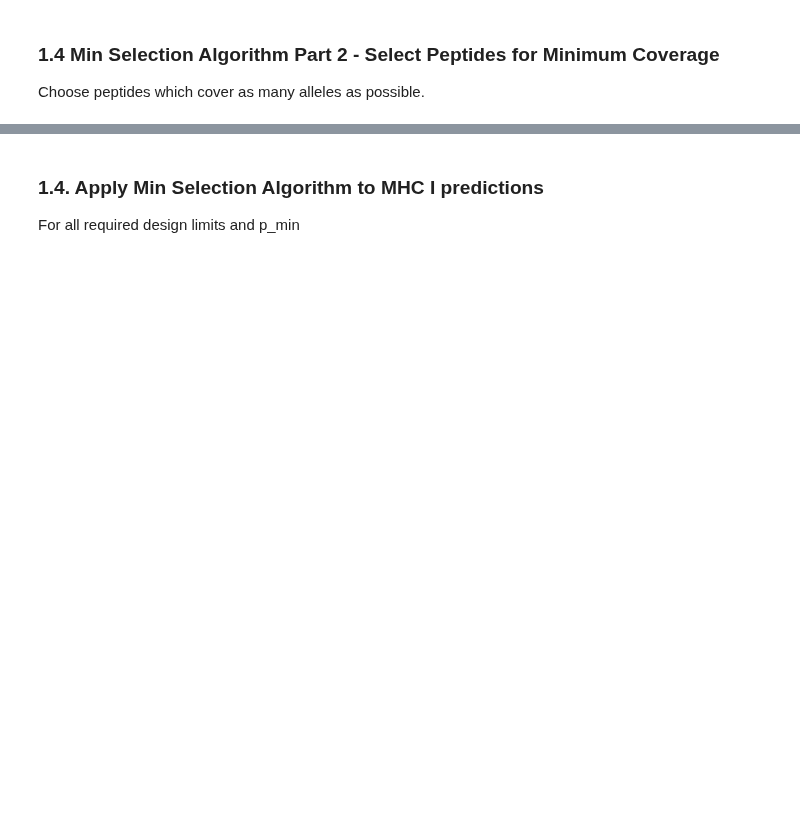
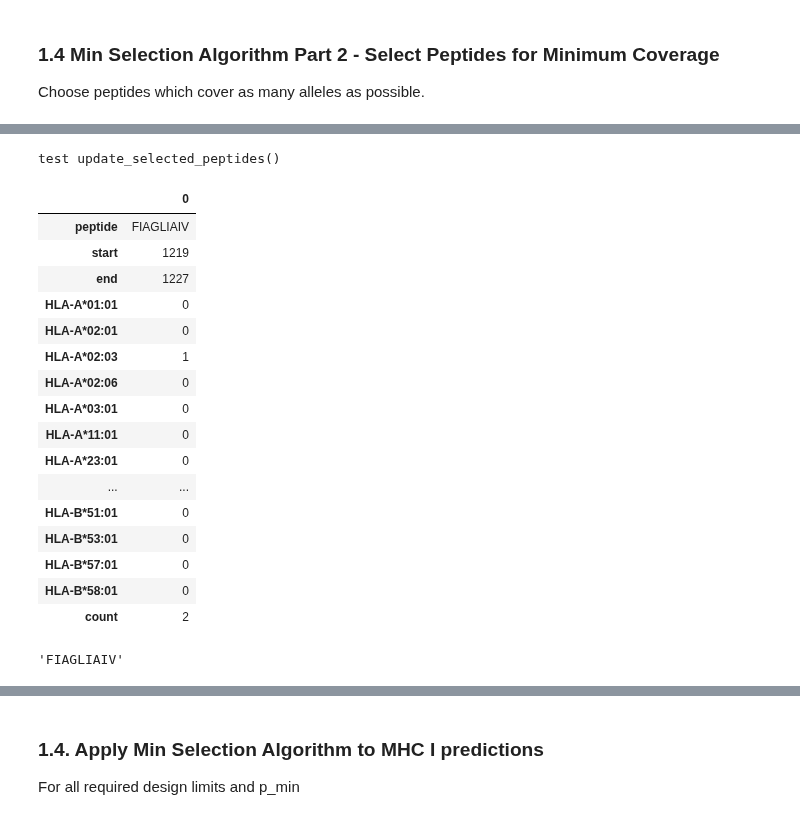
Before and after one commit to ryanquinnnelson/CMU-02718-HW5, a Jupyter notebook: exploratory_analysis_rqn_2020-11-15.ipynb, the cells around one changed output, grey strips where cells are left out. Saved outputs shown, nothing was run; the diff lists cells and outputs as text; code cells hidden in the pictures; blank space fills up the shorter version.

```diff
--- a/exploratory_analysis_rqn_2020-11-15.ipynb
+++ b/exploratory_analysis_rqn_2020-11-15.ipynb
@@ -717,13 +831,34 @@ test_result['peptide'][0]
 # %%
 print('test update_selected_peptides()')
 
-test_selected_df = vc.test_coverage_df[test_coverage_df['peptide']=='FIAGLIAIV']
+test_selected_df = test_coverage_df[test_coverage_df['peptide']=='FIAGLIAIV']
 test_selected_df.T
+# %% [output]
+test update_selected_peptides()
+|  | 0 |
+| peptide | FIAGLIAIV |
+| start | 1219 |
+| end | 1227 |
+| HLA-A*01:01 | 0 |
+| HLA-A*02:01 | 0 |
+| HLA-A*02:03 | 1 |
+| HLA-A*02:06 | 0 |
+| HLA-A*03:01 | 0 |
+| HLA-A*11:01 | 0 |
+| HLA-A*23:01 | 0 |
+| ... | ... |
+| HLA-B*51:01 | 0 |
+| HLA-B*53:01 | 0 |
+| HLA-B*57:01 | 0 |
+| HLA-B*58:01 | 0 |
+| count | 2 |
 # %%
 # select the peptide with the highest coverage count
-test_selected_peptide = vc.test_selected_df.head(1)
-test_peptide_dict = vc.test_selected_peptide.to_dict()
+test_selected_peptide = test_selected_df.head(1)
+test_peptide_dict = test_selected_peptide.to_dict()
 test_peptide_dict['peptide'][0]
+# %% [output]
+'FIAGLIAIV'
 # %%
 test_selected = []
 vc.update_selected_peptides(test_peptide_dict,test_selected)
```
Also changed, not shown: parts of 70 cells of this notebook.
